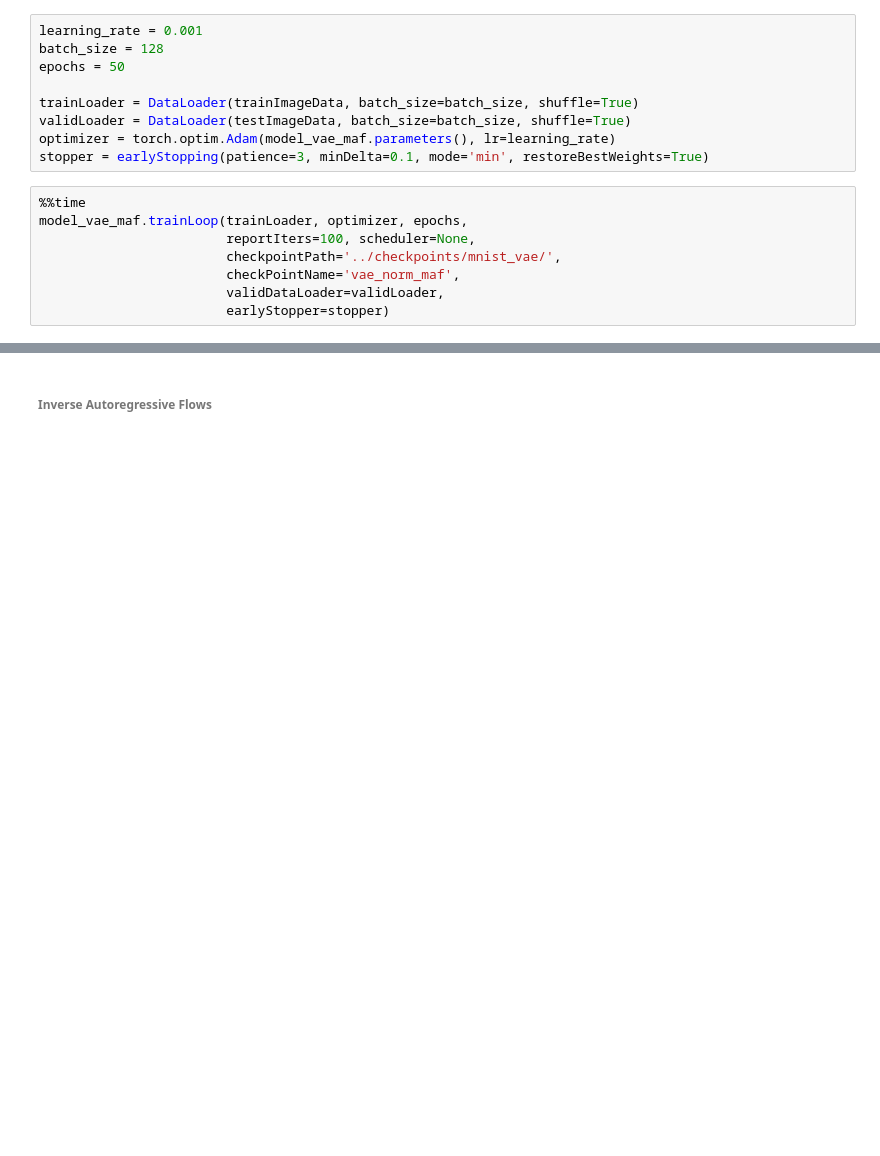
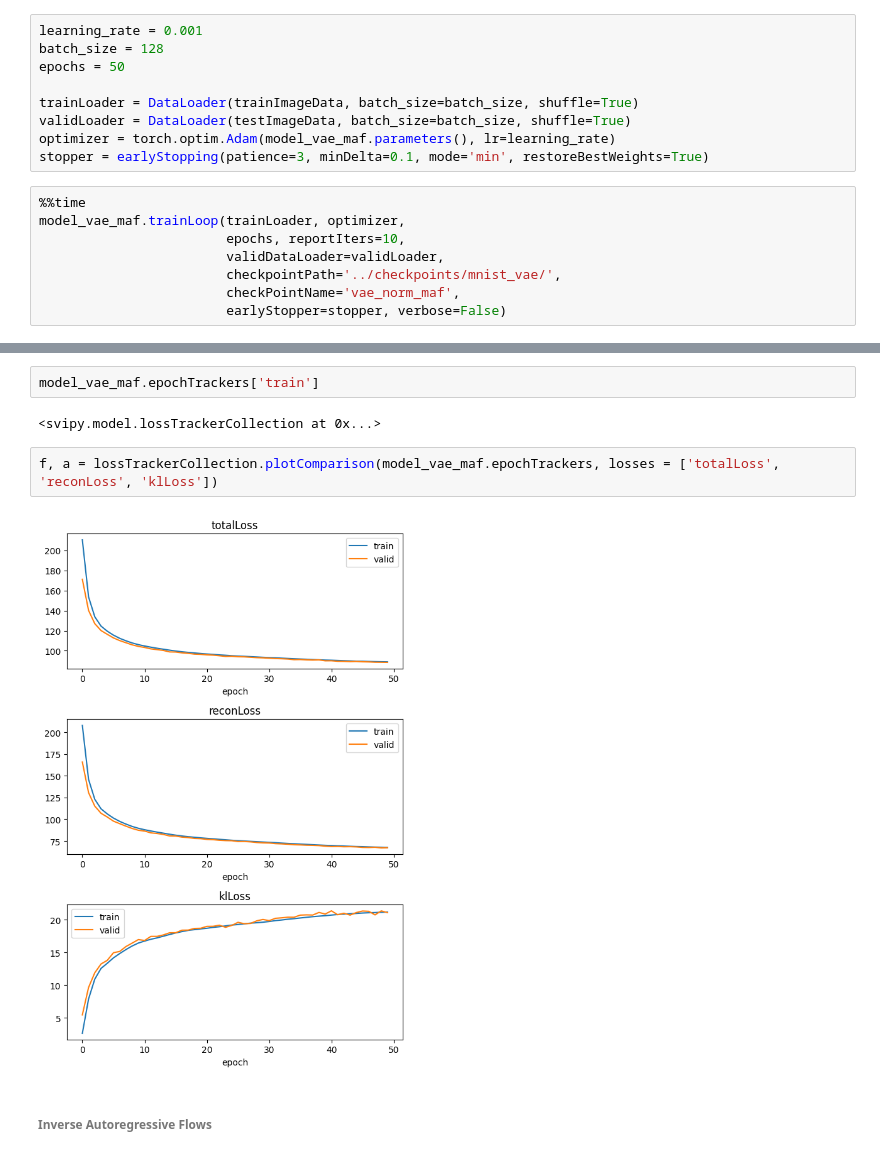
Before and after one commit to raghavsubbarao/svipy, a Jupyter notebook: notebooks/3_normflow.ipynb, the cells around one changed output, grey strips where cells are left out. Cells and saved outputs as stored; diff of their text form; blank space fills up the shorter version.

```diff
--- a/notebooks/3_normflow.ipynb
+++ b/notebooks/3_normflow.ipynb
@@ -170,10 +170,10 @@ optimizer = torch.optim.Adam(model_vae_maf.parameters(), lr=learning_rate)
 stopper = earlyStopping(patience=3, minDelta=0.1, mode='min', restoreBestWeights=True)
 # %%
 %%time
-model_vae_maf.trainLoop(trainLoader, optimizer, epochs,
-                        reportIters=100, scheduler=None,
+model_vae_maf.trainLoop(trainLoader, optimizer,
+                        epochs, reportIters=10,
+                        validDataLoader=validLoader,
                         checkpointPath='../checkpoints/mnist_vae/',
                         checkPointName='vae_norm_maf',
-                        validDataLoader=validLoader,
-                        earlyStopper=stopper)
+                        earlyStopper=stopper, verbose=False)
 # %% [output]
@@ -251,3 +236,11 @@ tensor([16.9053, 14.5001,  9.5584, 14.2846, 17.0859, 17.8514, 23.2587, 15.0861,
+# %%
+model_vae_maf.epochTrackers['train']
+# %% [output]
+<svipy.model.lossTrackerCollection at 0x...>
+# %%
+f, a = lossTrackerCollection.plotComparison(model_vae_maf.epochTrackers, losses = ['totalLoss', 'reconLoss', 'klLoss'])
+# %% [output]
+[figure, added]
 # %% [markdown]
 ###### Inverse Autoregressive Flows
 # %%
```
Also changed, not shown: parts of 9 cells of this notebook.
